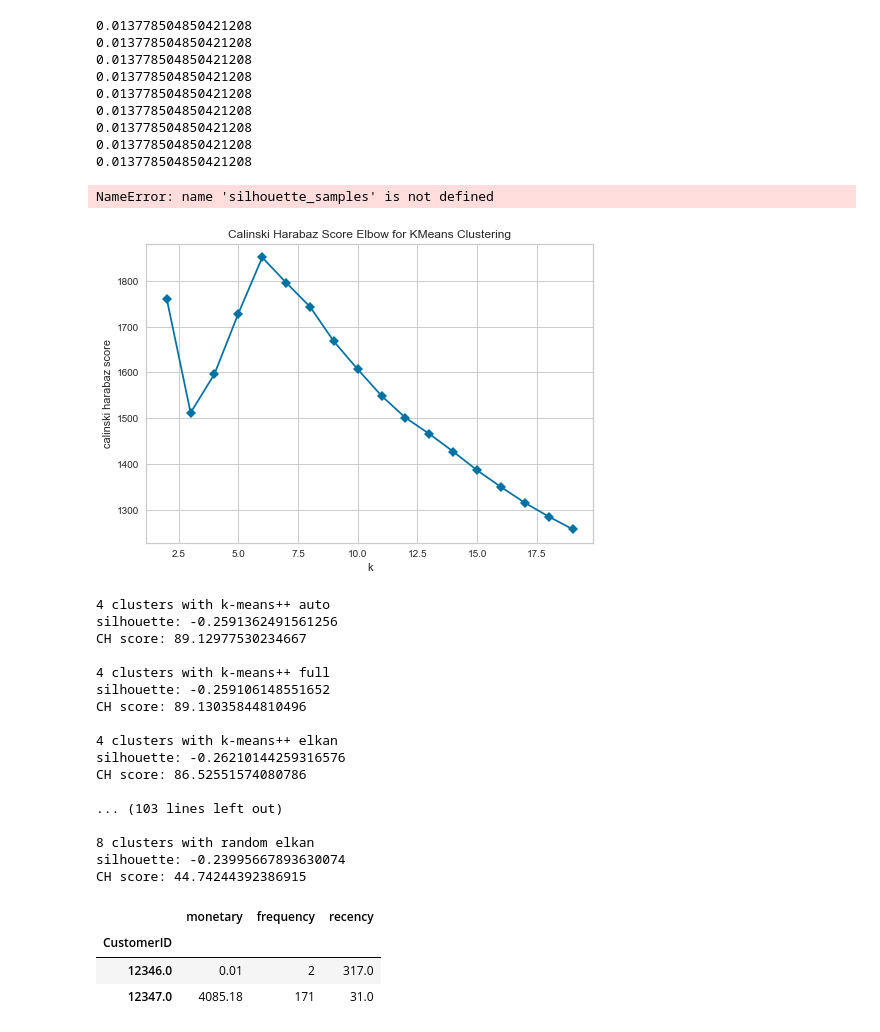
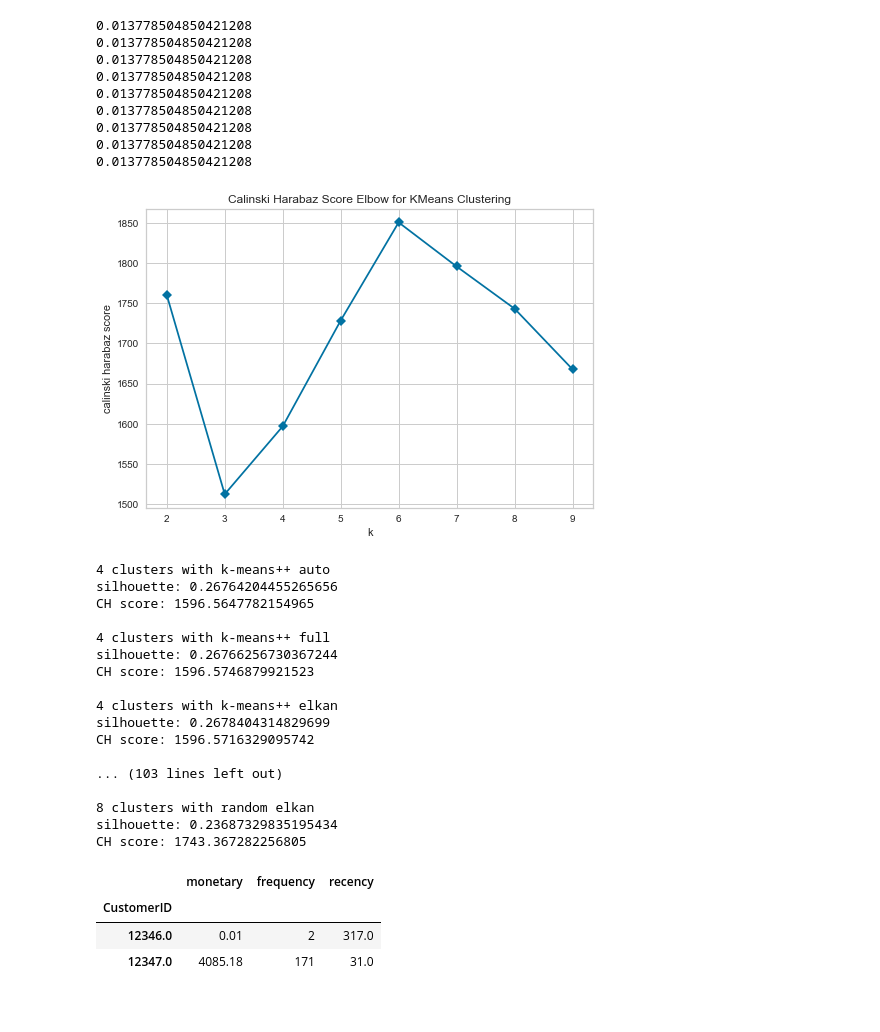
Before and after one commit to robblatt/Unsupervised-Market-Segmentation, a Jupyter notebook: One Complete Cycle.ipynb, the cells around one changed output. Cells and saved outputs as stored; diff of their text form; code cells hidden in the pictures.

```diff
--- a/One Complete Cycle.ipynb
+++ b/One Complete Cycle.ipynb
@@ -472,28 +477,24 @@ km = KMeans(n_clusters=3)
 km.fit(scaled_df)
 labels = km.predict(scaled_df)
 centroids = km.cluster_centers_
-# %%
-silhouette_vals = silhouette_samples(X_std, labels)
-# %% [output]
-NameError: name 'silhouette_samples' is not defined
 # %%
 from yellowbrick.cluster import KElbowVisualizer
 # %%
 model = KMeans(n_jobs = -1, n_init=100)
 visualizer = KElbowVisualizer(
-    model, k=(2,20), metric='calinski_harabaz', timings=False
+    model, k=(2,10), metric='calinski_harabaz', timings=False
 )
 
-visualizer.fit(X)    # Fit the data to the visualizer
+visualizer.fit(scaled_df)    # Fit the data to the visualizer
 visualizer.poof()    # Draw/show/poof the data
 # %% [output]
-[figure, old version]
+[figure, new version]
 # %%
 compare_df = customer_total_revenue_invoice_count_since_purchase.set_index('CustomerID').copy()
 # %%
 from sklearn.metrics.cluster import calinski_harabasz_score
 # %%
-for j in range(4,9):
+for j in range(2,7):
     for l in range (0,2):
         for m in range (0,3):
 
@@ -501,7 +502,7 @@ for j in range(4,9):
 
             list_of_inits = ['k-means++', 'random']
 
-            k_means_scaled = KMeans(n_clusters=j, n_init=300, max_iter = 1000, n_jobs = -1, init = list_of_inits[l], algorithm = algo[m])
+            k_means_scaled = KMeans(n_clusters=j, n_init=100, max_iter = 1000, n_jobs = -1, init = list_of_inits[l], algorithm = algo[m])
             k_means_scaled.fit(scaled_df)
 
             cluster_preds_scaled = k_means_scaled.predict(scaled_df)
@@ -519,8 +520,8 @@ for j in range(4,9):
             clustered_df.drop(columns='customers', inplace=True)
 
             print(str(j) + ' clusters with ' + list_of_inits[l] + ' ' + algo[m])
-            print('silhouette: '+ str(metrics.silhouette_score(compare_df, cluster_preds_scaled)))
-            print('CH score: '+ str(calinski_harabasz_score(compare_df, cluster_preds_scaled)))
+            print('silhouette: '+ str(metrics.silhouette_score(scaled_df, cluster_preds_scaled)))
+            print('CH score: '+ str(calinski_harabasz_score(scaled_df, cluster_preds_scaled)))
             print('')
 
 #             for i in range(clustered_df['clusters'].nunique()):
@@ -534,22 +535,22 @@ for j in range(4,9):
 #                 print('')
 # %% [output]
 4 clusters with k-means++ auto
-silhouette: -0.2591362491561256
-CH score: 89.12977530234667
+silhouette: 0.26764204455265656
+CH score: 1596.5647782154965
 
 4 clusters with k-means++ full
-silhouette: -0.259106148551652
-CH score: 89.13035844810496
+silhouette: 0.26766256730367244
+CH score: 1596.5746879921523
 
 4 clusters with k-means++ elkan
-silhouette: -0.26210144259316576
-CH score: 86.52551574080786
+silhouette: 0.2678404314829699
+CH score: 1596.5716329095742
 
 ... (103 lines left out)
 
 8 clusters with random elkan
-silhouette: -0.23995667893630074
-CH score: 44.74244392386915
+silhouette: 0.23687329835195434
+CH score: 1743.367282256805
 # %%
 compare_df.head(2)
 # %% [output]
```
Also changed, not shown: parts of 2 cells of this notebook.
